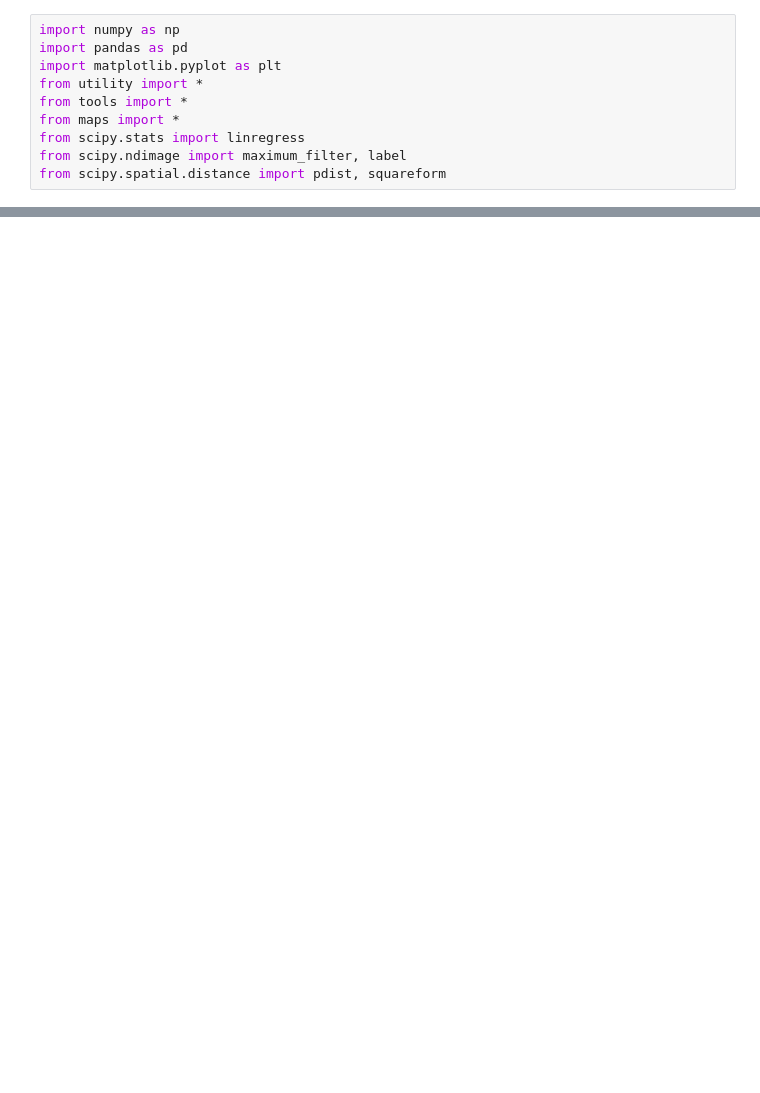
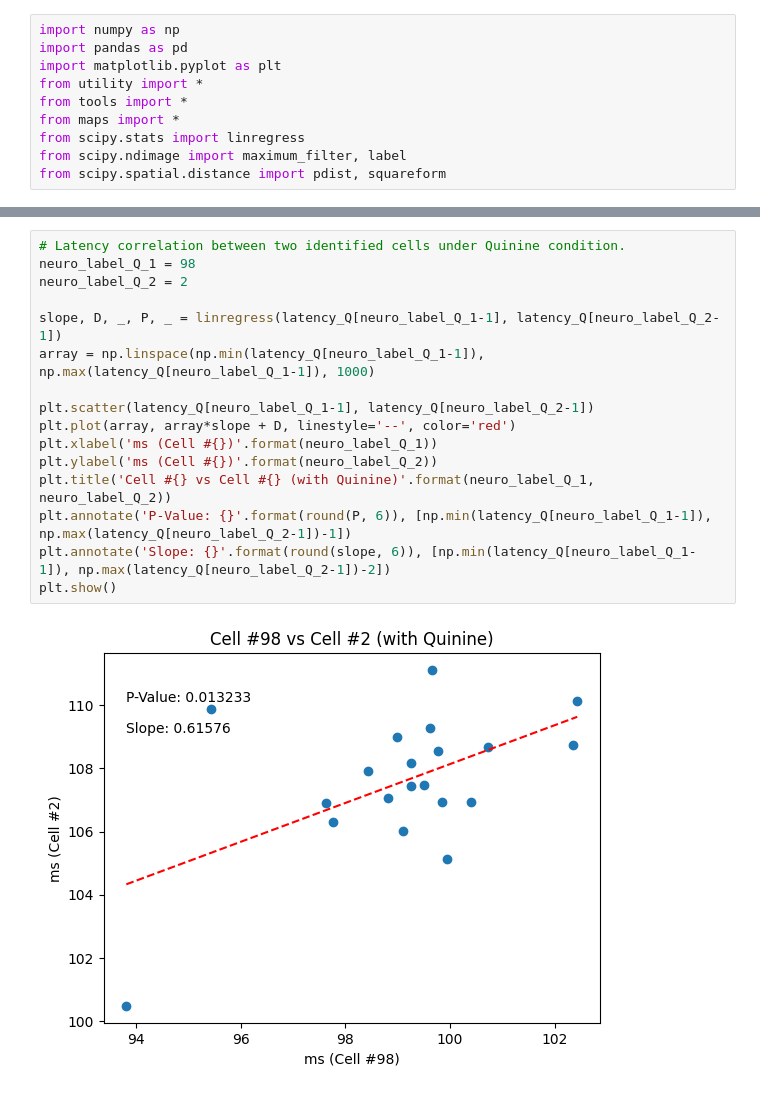
Before and after one commit to TianchengXu0420/ZDA_Adventure, a Jupyter notebook: GapJunction.ipynb, the cells around one changed output, grey strips where cells are left out. Cells and saved outputs as stored; diff of their text form; blank space fills up the shorter version.

```diff
--- a/GapJunction.ipynb
+++ b/GapJunction.ipynb
@@ -223,3 +240,21 @@ Neuron 82 and Neuron 83 are correlated with a positive slope, and the P-Value is
+# %%
+# Latency correlation between two identified cells under Quinine condition.
+neuro_label_Q_1 = 98
+neuro_label_Q_2 = 2
+
+slope, D, _, P, _ = linregress(latency_Q[neuro_label_Q_1-1], latency_Q[neuro_label_Q_2-1])
+array = np.linspace(np.min(latency_Q[neuro_label_Q_1-1]), np.max(latency_Q[neuro_label_Q_1-1]), 1000)
+
+plt.scatter(latency_Q[neuro_label_Q_1-1], latency_Q[neuro_label_Q_2-1])
+plt.plot(array, array*slope + D, linestyle='--', color='red')
+plt.xlabel('ms (Cell #{})'.format(neuro_label_Q_1))
+plt.ylabel('ms (Cell #{})'.format(neuro_label_Q_2))
+plt.title('Cell #{} vs Cell #{} (with Quinine)'.format(neuro_label_Q_1, neuro_label_Q_2))
+plt.annotate('P-Value: {}'.format(round(P, 6)), [np.min(latency_Q[neuro_label_Q_1-1]), np.max(latency_Q[neuro_label_Q_2-1])-1])
+plt.annotate('Slope: {}'.format(round(slope, 6)), [np.min(latency_Q[neuro_label_Q_1-1]), np.max(latency_Q[neuro_label_Q_2-1])-2])
+plt.show()
+# %% [output]
+[figure, added]
 # %%
 num = len(index)
 trial = latency.shape[1]
```
Also changed, not shown: parts of 7 cells of this notebook.
